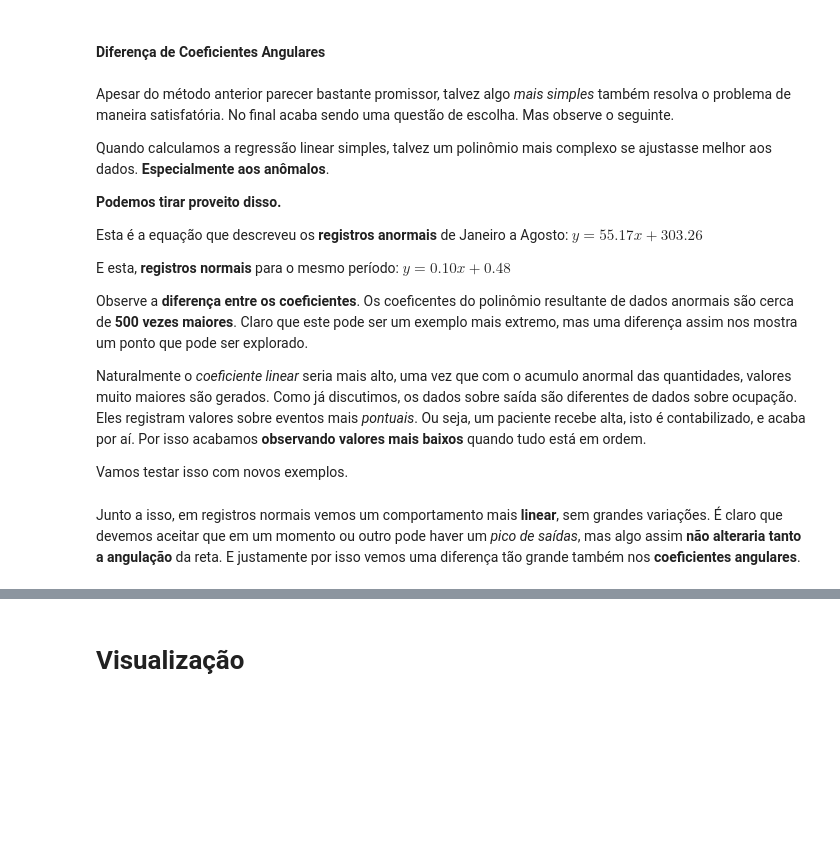
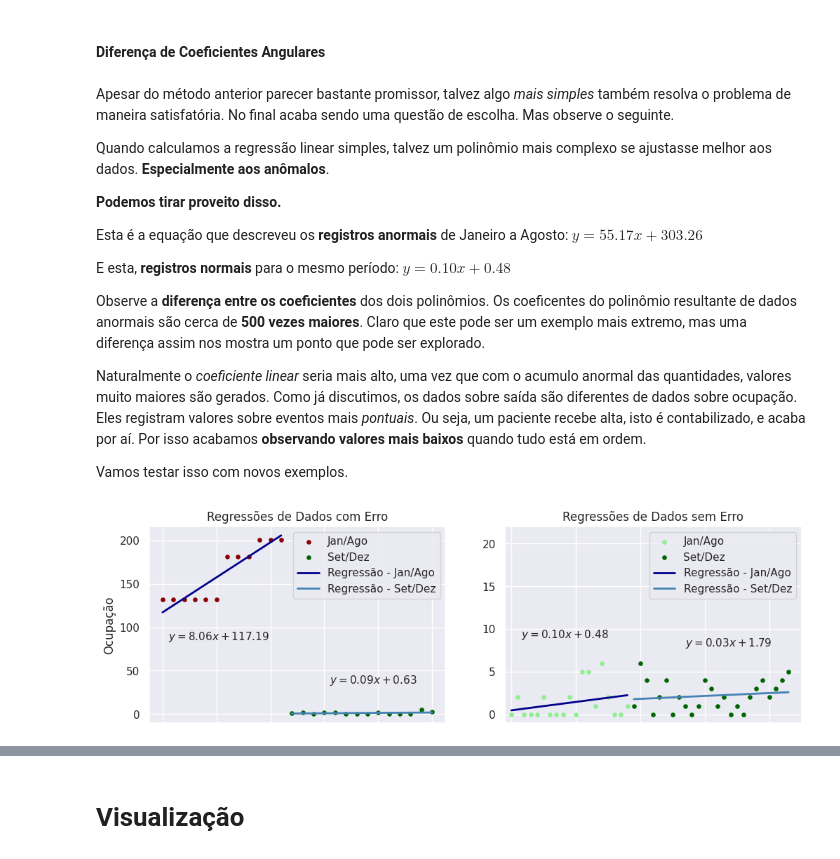
Before and after one commit to lucascorumba/study-projects, a Jupyter notebook: covid-hospital/analysis.ipynb, the cells around one changed output, grey strips where cells are left out. Saved outputs shown, nothing was run; the diff lists cells and outputs as text; code cells hidden in the pictures; blank space fills up the shorter version.

```diff
--- a/covid-hospital/analysis.ipynb
+++ b/covid-hospital/analysis.ipynb
@@ -1722,6 +1717,7 @@ Podemos calcular um **intervalo de confiança** ou estabelecer algum **limite**
 
 Temos que lembrar que nossos dados não nos permitem assumir uma distribuição *t* ou normal. Como já vimos, segundo as estatísticas descritivas, os dados se aproximam mais de uma **distribuição positivamente distorcida**. Podemos verificar isso nos histogramas a seguir:
 # %%
+sns.set_style('dark')
 # registros com erro Jan-Dez
 err_full = pd.Series(err_jan_ago + err_set_dez)
 # regitros normais Jan-Dez
@@ -1756,7 +1754,7 @@ Esta é a equação que descreveu os **registros anormais** de Janeiro a Agosto:
 
 E esta, **registros normais** para o mesmo período: $y=0.10x+0.48$
 
-Observe a **diferença entre os coeficientes**. Os coeficentes do polinômio resultante de dados anormais são cerca de **500 vezes maiores**. Claro que este pode ser um exemplo mais extremo, mas uma diferença assim nos mostra um ponto que pode ser explorado.
+Observe a **diferença entre os coeficientes** dos dois polinômios. Os coeficentes do polinômio resultante de dados anormais são cerca de **500 vezes maiores**. Claro que este pode ser um exemplo mais extremo, mas uma diferença assim nos mostra um ponto que pode ser explorado.
 
 Naturalmente o *coeficiente linear* seria mais alto, uma vez que com o acumulo anormal das quantidades, valores muito maiores são gerados. Como já discutimos, os dados sobre saída são diferentes de dados sobre ocupação. Eles registram valores sobre eventos mais *pontuais*. Ou seja, um paciente recebe alta, isto é contabilizado, e acaba por aí. Por isso acabamos **observando valores mais baixos** quando tudo está em ordem.
 
@@ -1771,23 +1769,19 @@ norm_jan_ago = [0, 2, 0, 0, 0, 2, 0, 0, 0, 2, 0, 5, 5, 1, 6, 2, 0, 0, 1]
 norm_set_dez = [1, 6, 4, 0, 2, 4, 0, 2, 1, 0, 1, 4, 3, 1, 2, 0, 1, 0, 2, 3, 4, 2, 3, 4, 5]
 # %%
 # anomalia - até agosto
-x_err_1 = np.arange(len(err_jan_ago))
-y_err_1 = err_jan_ago
+x_err_1, y_err_1 = np.arange(len(err_jan_ago)), err_jan_ago
 err_coefs_1 = np.polyfit(x_err_1, y_err_1, 1)
 
 # anomalia - setembro em diante
-x_err_2 = np.arange(len(err_set_dez))
-y_err_2 = err_set_dez
+x_err_2, y_err_2 = np.arange(len(err_set_dez)), err_set_dez
 err_coefs_2 = np.polyfit(x_err_2, y_err_2, 1)
-new_y_err = [np.NaN for i in err_jan_ago]
+new_x_err, new_y_err = [len(x_err_1) + i for i in x_err_2], [np.NaN for i in err_jan_ago] + err_set_dez
 
 # normal - até agosto
-x_norm_1 = np.arange(len(norm_jan_ago))
-y_norm_1 = norm_jan_ago
+x_norm_1, y_norm_1 = np.arange(len(norm_jan_ago)), norm_jan_ago
 norm_coefs_1 = np.polyfit(x_norm_1, y_norm_1, 1)
 
 # normal - setembro em diante
-x_norm_2 = np.arange(len(norm_set_dez))
-y_norm_2 = norm_set_dez
+x_norm_2, y_norm_2 = np.arange(len(norm_set_dez)), norm_set_dez
 norm_coefs_2 = np.polyfit(x_norm_2, y_norm_2, 1)
-new_y_norm = [np.NaN for i in norm_jan_ago]
+new_x_norm, new_y_norm = [len(x_norm_1) + i for i in x_norm_2], [np.NaN for i in norm_jan_ago] + norm_set_dez
@@ -1801,2 +1788,28 @@ plt.scatter()
-# %% [markdown]
-Junto a isso, em registros normais vemos um comportamento mais **linear**, sem grandes variações. É claro que devemos aceitar que em um momento ou outro pode haver um *pico de saídas*, mas algo assim **não alteraria tanto a angulação** da reta. E justamente por isso vemos uma diferença tão grande também nos **coeficientes angulares**.
+# %%
+sns.set_theme()
+fig = plt.figure(figsize=(12,8))
+ax1 = fig.add_subplot(2,2,1, title='Regressões de Dados com Erro')
+ax1.set_ylabel('Ocupação')
+ax1.set_xticklabels([])
+plt.scatter(x_err_1, y_err_1, s=14, color='darkred', label='Jan/Ago')
+plt.scatter(np.arange(len(err_jan_ago + err_set_dez)), new_y_err, s=14, color='darkgreen', label='Set/Dez')
+plt.plot(x_err_1, err_coefs_1[0]*x_err_1 + err_coefs_1[1], color='darkblue', linewidth=2, label='Regressão - Jan/Ago')
+plt.plot(new_x_err, err_coefs_2[0]*x_err_2 + err_coefs_2[1], color='steelblue', linewidth=2, label='Regressão - Set/Dez')
+plt.legend(loc='upper right')
+plt.text(0.5, 85, f'$y = {err_coefs_1[0]:.2f}x + {err_coefs_1[1]:.2f}$', size=11)
+plt.text(15.5, 35, f'$y = {err_coefs_2[0]:.2f}x + {err_coefs_2[1]:.2f}$', size=11)
+
+ax2 = fig.add_subplot(2,2,2, title='Regressões de Dados sem Erro')
+#ax2.set_ylabel('Ocupação')
+ax2.set_xticklabels([])
+plt.scatter(x_norm_1, y_norm_1, s=14, color='lightgreen', label='Jan/Ago')
+plt.scatter(np.arange(len(norm_jan_ago + norm_set_dez)), new_y_norm, s=14, color='darkgreen', label='Set/Dez')
+plt.plot(x_norm_1, norm_coefs_1[0]*x_norm_1 + norm_coefs_1[1], color='darkblue', linewidth=2, label='Regressão - Jan/Ago')
+plt.plot(new_x_norm, norm_coefs_2[0]*x_norm_2 + norm_coefs_2[1], color='steelblue', linewidth=2, label='Regressão - Set/Dez')
+plt.legend(loc='upper right')
+plt.axis([-1, 45, -1, 22])
+plt.text(1.5, 9, f'$y = {norm_coefs_1[0]:.2f}x + {norm_coefs_1[1]:.2f}$', size=11)
+plt.text(27, 8, f'$y = {norm_coefs_2[0]:.2f}x + {norm_coefs_2[1]:.2f}$', size=11)
+plt.show()
+# %% [output]
+[figure, added]
```
Also changed, not shown: parts of 8 cells of this notebook.
